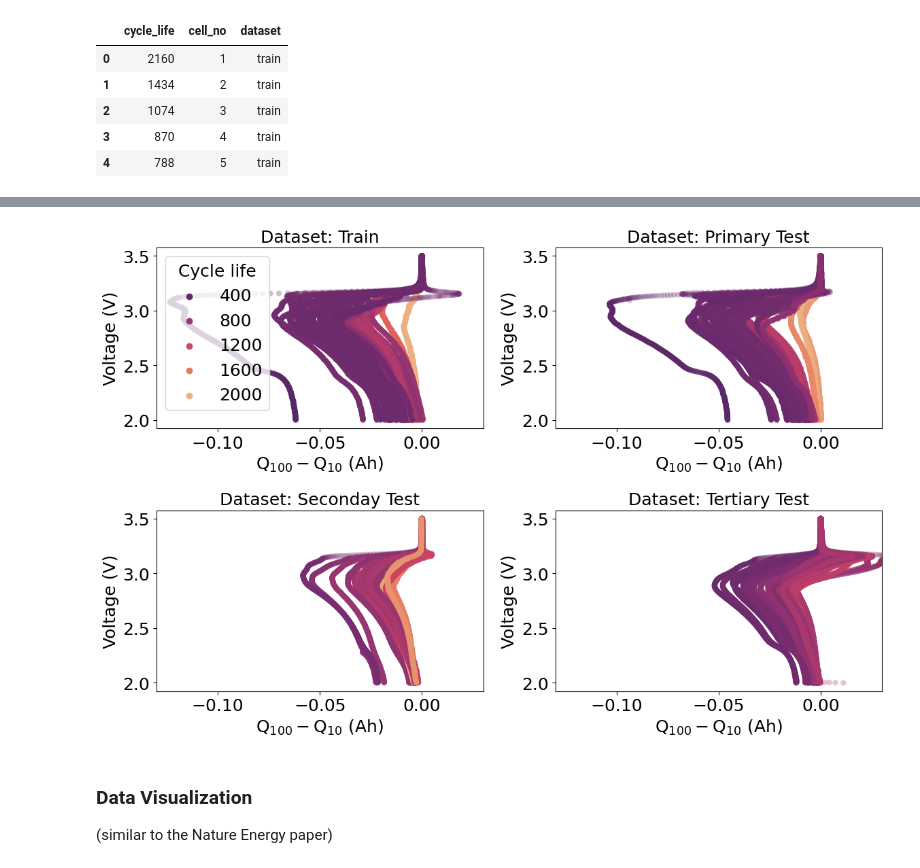
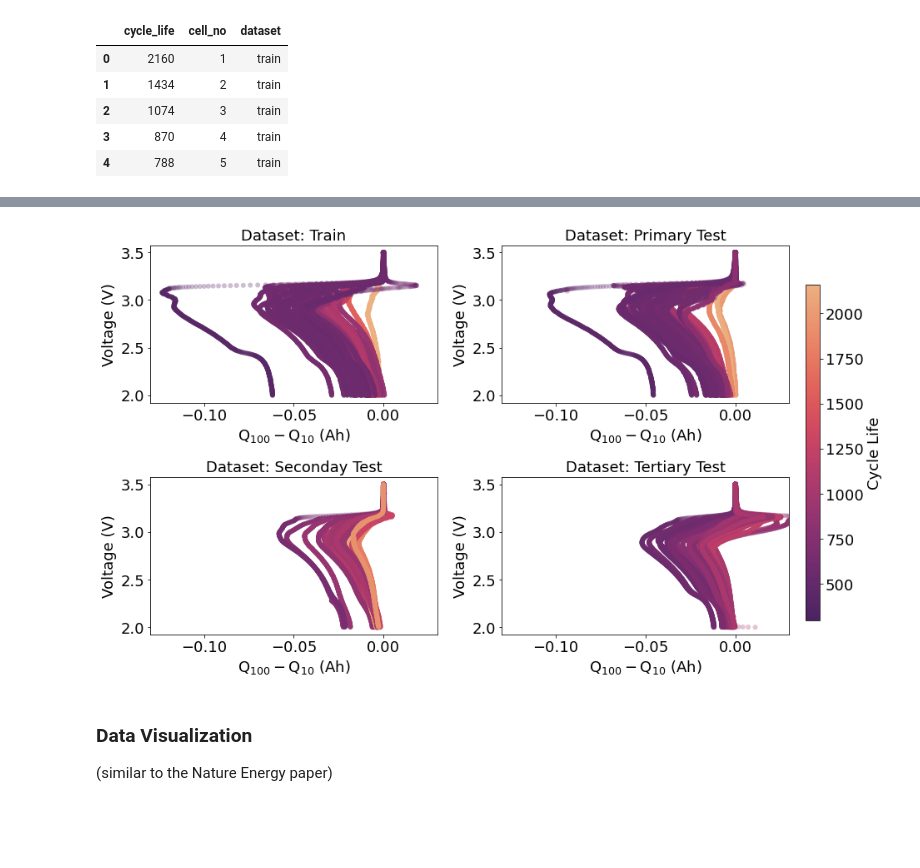
Before and after one commit to VNemani14/UQ_ML_Tutorial, a Jupyter notebook: Case_study_1/UQ_models_train_evaluate_Final-Resnet.ipynb, the cells around one changed output, grey strips where cells are left out. Cells and saved outputs as stored; diff of their text form; code cells hidden in the pictures; blank space fills up the shorter version.

```diff
--- a/Case_study_1/UQ_models_train_evaluate_Final-Resnet.ipynb
+++ b/Case_study_1/UQ_models_train_evaluate_Final-Resnet.ipynb
@@ -81,12 +81,16 @@ for myset, myax in zip(range(len(dataset)),ax.flatten()):
     else:
         legend_bool = False
     sns.scatterplot(
-        data=all_Q_curves.loc[all_Q_curves['dataset']==dataset[myset]], legend = legend_bool, ax = myax,
+        data=all_Q_curves.loc[all_Q_curves['dataset']==dataset[myset]], legend = False, ax = myax,
         x="cycle_no", y="norm_Q", hue="max_cycles", palette="flare_r",
         edgecolor="none", alpha = 0.3, hue_norm=(200,2000), rasterized = True
     )
     if legend_bool:
-        myax.legend(title='Cycle life')
+        norm = plt.Normalize(all_Q_curves.loc[all_Q_curves['dataset']==dataset[myset]]['max_cycles'].min(),
+                             all_Q_curves.loc[all_Q_curves['dataset']==dataset[myset]]['max_cycles'].max())
+        sm = plt.cm.ScalarMappable(cmap="flare_r", norm=norm)
+        sm.set_array([])
+
     myax.axhline(0.88, linestyle='dashed', color = 'blue', label = 'cutoff')
     myax.set_title("Dataset: "+ title_dict[dataset[myset]], fontsize = 18)
     myax.set_xlabel("Cycle Number")
@@ -94,8 +98,13 @@ for myset, myax in zip(range(len(dataset)),ax.flatten()):
     myax.set_xlim([0,2000])
     myax.set_ylim([0.78,1.02])
 
+fig.subplots_adjust(right=0.8)
+cbar_ax = fig.add_axes([0.98, 0.15, 0.02, 0.7])
+cbar = fig.colorbar(sm, cax=cbar_ax)
+cbar.set_label('Cycle Life', rotation=90)
+
 
 plt.tight_layout()
-fig.savefig("figs/capacity_curves.pdf")
-fig.savefig("figs/capacity_curves.jpg")
+fig.savefig("figs/capacity_curves.pdf", bbox_inches='tight')
+fig.savefig("figs/capacity_curves.jpg", bbox_inches='tight')
 # %% [output]
@@ -173,27 +198,38 @@ all_VQ_curves_merge_agg= all_VQ_curves_merge.groupby(by=['cell_no', 'dataset']).
 # %%
 fig, ax = plt.subplots(2,2,figsize=(12, 8))
 for myset, myax in zip(range(len(dataset)),ax.flatten()):
     if dataset[myset] == 'train':
         legend_bool = True
     else:
         legend_bool = False
     sns.scatterplot(
-        data=all_VQ_curves_merge.loc[all_VQ_curves_merge['dataset']==dataset[myset]], ax = myax, legend = legend_bool,
+        data=all_VQ_curves_merge.loc[all_VQ_curves_merge['dataset']==dataset[myset]], ax = myax, legend = False,
         x="diff_cycle100_cycle10", y="voltage", hue="cycle_life", palette="flare_r",
         edgecolor="none", alpha = 0.3, hue_norm=(200,2000), rasterized = True
     )
     if legend_bool:
-        myax.legend(title='Cycle life')
+#         myax.legend(title='Cycle life')
+        norm = plt.Normalize(all_VQ_curves_merge.loc[all_VQ_curves_merge['dataset']==dataset[myset]
+                                                ]['cycle_life'].min(),
+                         all_VQ_curves_merge.loc[all_VQ_curves_merge['dataset']==dataset[myset]
+                                                ]['cycle_life'].max())
+        sm = plt.cm.ScalarMappable(cmap="flare_r", norm=norm)
+        sm.set_array([])
     myax.set_title("Dataset: "+ title_dict[dataset[myset]], fontsize = 18)
     myax.set_xlabel("$ \mathrm{Q}_{100}-\mathrm{Q}_{10}$ (Ah)")
     myax.set_ylabel("Voltage (V)")
     myax.set_xlim([-0.13, 0.03])
 
+
+fig.subplots_adjust(right=0.8)
+cbar_ax = fig.add_axes([1.0, 0.15, 0.02, 0.7])
+cbar = fig.colorbar(sm, cax=cbar_ax)
+cbar.set_label('Cycle Life', rotation=90)
 plt.tight_layout()
-fig.savefig("figs/VQ_curves.pdf")
-fig.savefig("figs/VQ_curves.jpg")
+fig.savefig("figs/VQ_curves.pdf", bbox_inches='tight')
+fig.savefig("figs/VQ_curves.jpg", bbox_inches='tight')
 # %% [output]
-[figure, old version]
+[figure, new version]
 # %% [markdown]
 ### Data Visualization
 (similar to the Nature Energy paper)
```
Also changed, not shown: parts of 19 cells of this notebook.
